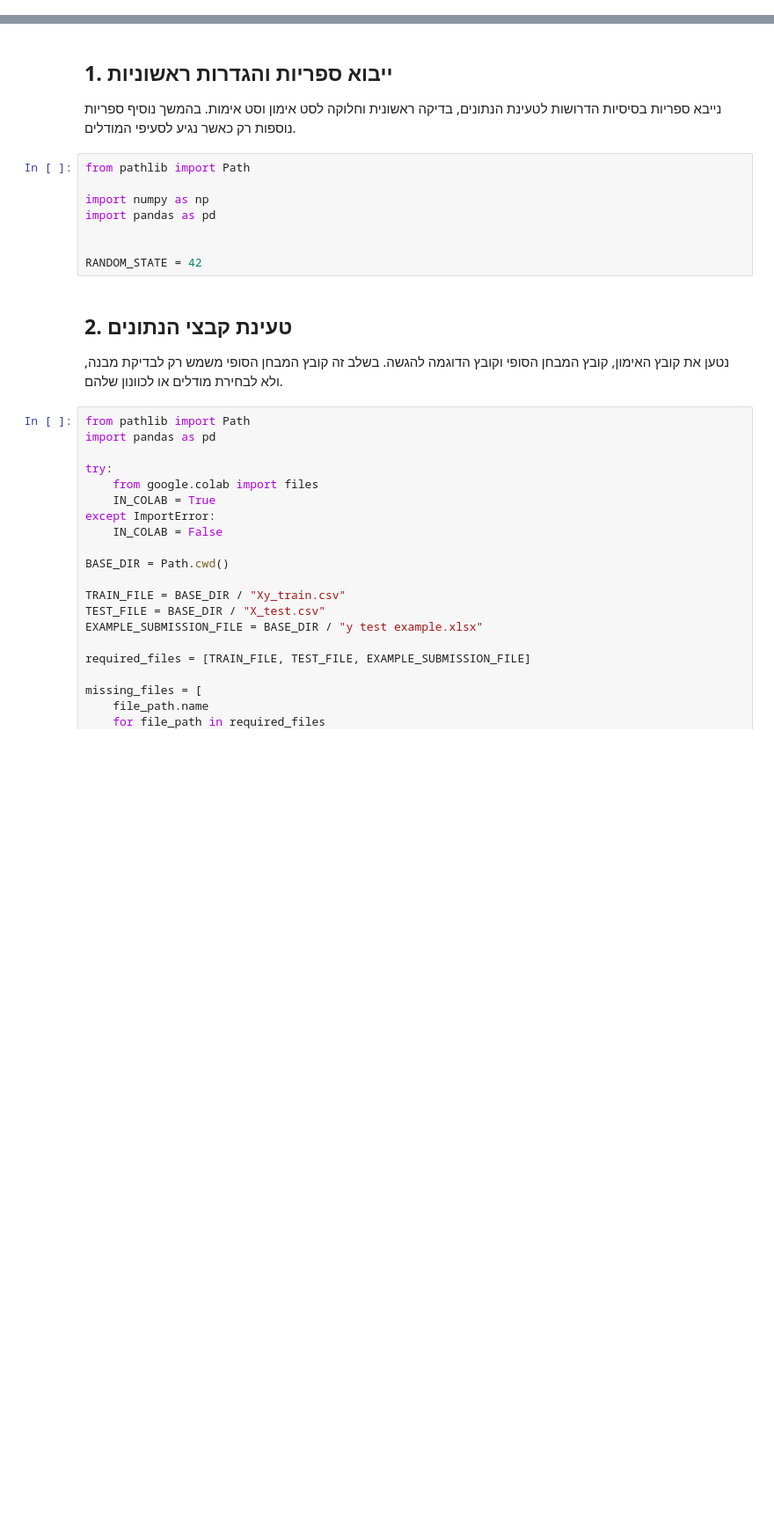
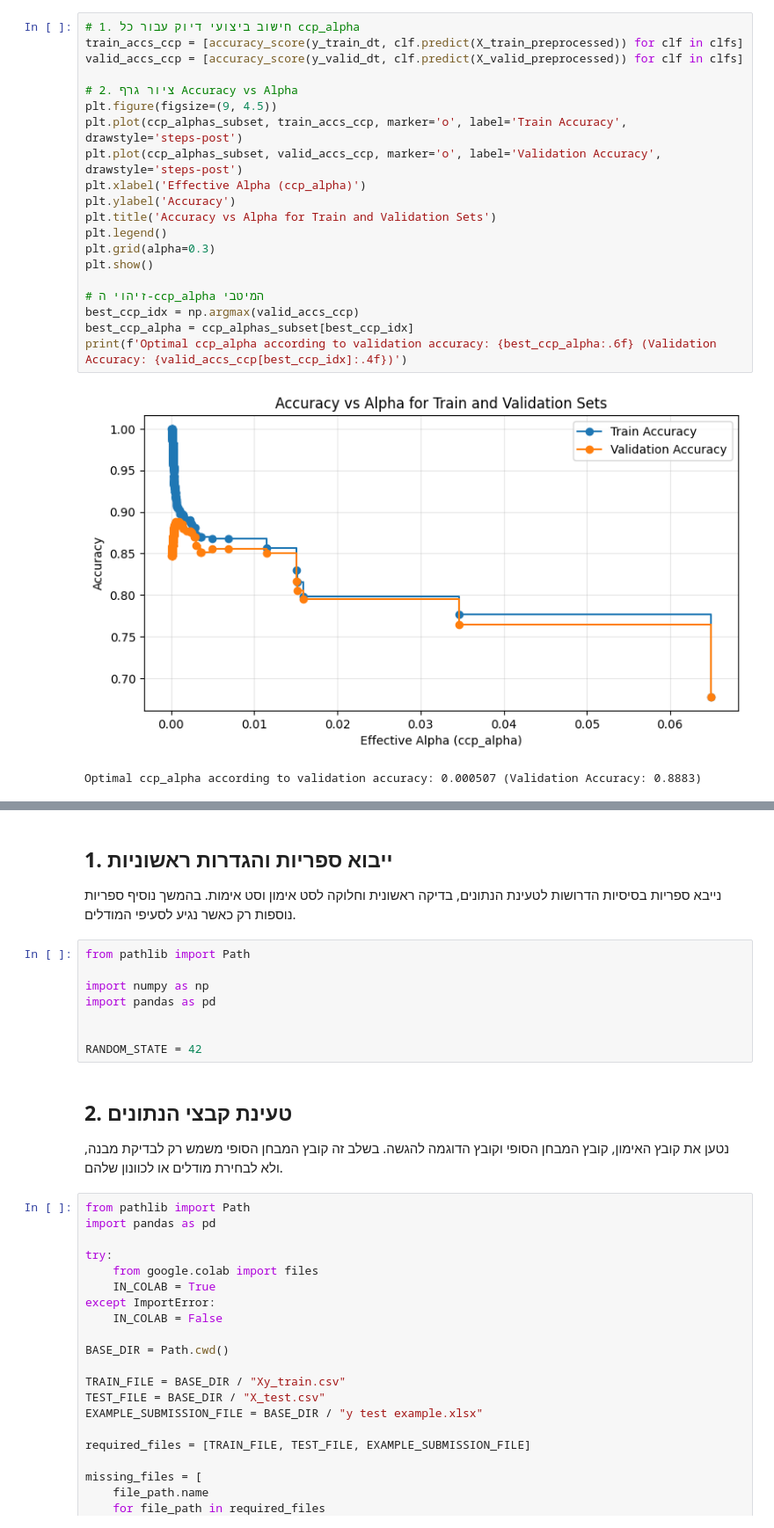
Before and after one commit to yaelelazari/ML_Project, a Jupyter notebook: Airline_Project_Part_B_Group3.ipynb, the cells around one changed output, grey strips where cells are left out. Shown at 88% size. Saved outputs shown, nothing was run; the diff lists cells and outputs as text; blank space fills up the shorter version.

```diff
--- a/Airline_Project_Part_B_Group3.ipynb
+++ b/Airline_Project_Part_B_Group3.ipynb
@@ -6,0 +949,23 @@
+# %%
+# 1. חישוב ביצועי דיוק עבור כל ccp_alpha
+train_accs_ccp = [accuracy_score(y_train_dt, clf.predict(X_train_preprocessed)) for clf in clfs]
+valid_accs_ccp = [accuracy_score(y_valid_dt, clf.predict(X_valid_preprocessed)) for clf in clfs]
+
+# 2. ציור גרף Accuracy vs Alpha
+plt.figure(figsize=(9, 4.5))
+plt.plot(ccp_alphas_subset, train_accs_ccp, marker='o', label='Train Accuracy', drawstyle='steps-post')
+plt.plot(ccp_alphas_subset, valid_accs_ccp, marker='o', label='Validation Accuracy', drawstyle='steps-post')
+plt.xlabel('Effective Alpha (ccp_alpha)')
+plt.ylabel('Accuracy')
+plt.title('Accuracy vs Alpha for Train and Validation Sets')
+plt.legend()
+plt.grid(alpha=0.3)
+plt.show()
+
+# זיהוי ה-ccp_alpha המיטבי
+best_ccp_idx = np.argmax(valid_accs_ccp)
+best_ccp_alpha = ccp_alphas_subset[best_ccp_idx]
+print(f'Optimal ccp_alpha according to validation accuracy: {best_ccp_alpha:.6f} (Validation Accuracy: {valid_accs_ccp[best_ccp_idx]:.4f})')
+# %% [output]
+[figure, added]
+Optimal ccp_alpha according to validation accuracy: 0.000507 (Validation Accuracy: 0.8883)
```
Also changed, not shown: parts of 65 cells of this notebook.
